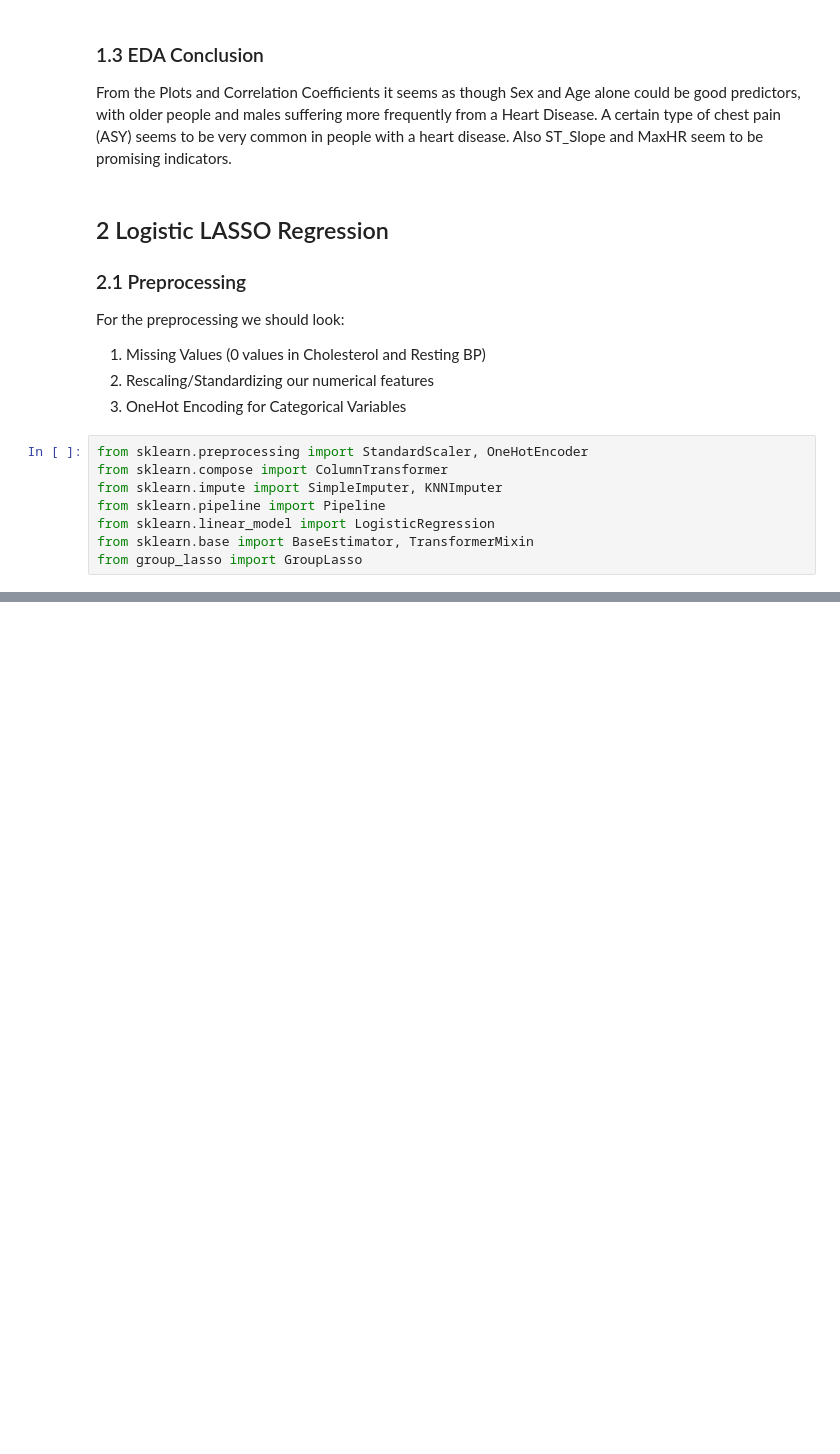
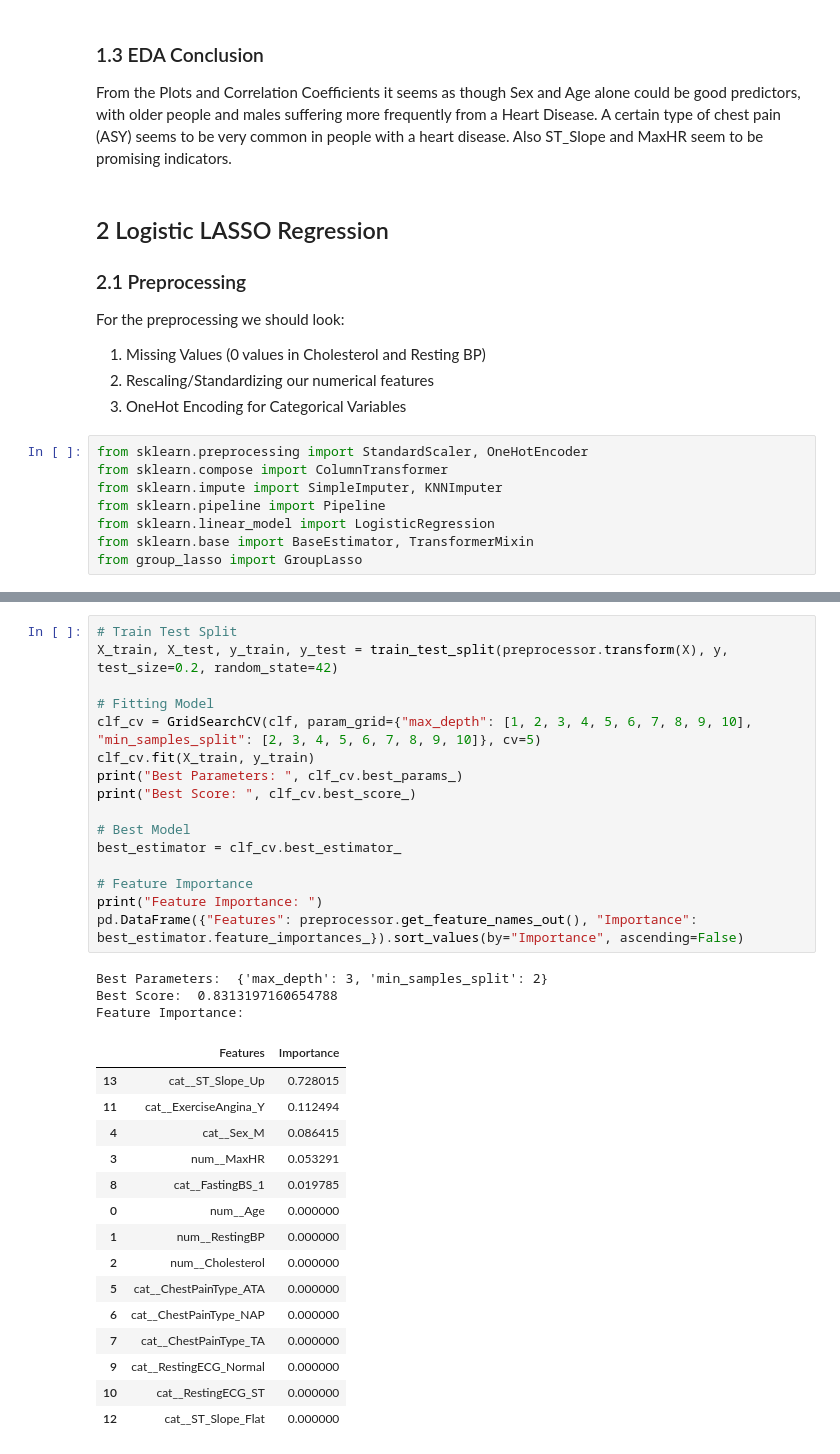
Before and after one commit to nmamie/ML4H_Project1, a Jupyter notebook: heart_failure/main.ipynb, the cells around one changed output, grey strips where cells are left out. Cells and saved outputs as stored; diff of their text form; blank space fills up the shorter version.

```diff
--- a/heart_failure/main.ipynb
+++ b/heart_failure/main.ipynb
@@ -297,0 +285,35 @@ array([ 0,  0,  0,  0,  0,  0,  0,  0,  0,  0,  0,  1,  1,  1,  1,  1,  1,
+# %%
+# Train Test Split
+X_train, X_test, y_train, y_test = train_test_split(preprocessor.transform(X), y, test_size=0.2, random_state=42)
+
+# Fitting Model
+clf_cv = GridSearchCV(clf, param_grid={"max_depth": [1, 2, 3, 4, 5, 6, 7, 8, 9, 10], "min_samples_split": [2, 3, 4, 5, 6, 7, 8, 9, 10]}, cv=5)
+clf_cv.fit(X_train, y_train)
+print("Best Parameters: ", clf_cv.best_params_)
+print("Best Score: ", clf_cv.best_score_)
+
+# Best Model
+best_estimator = clf_cv.best_estimator_
+
+# Feature Importance
+print("Feature Importance: ")
+pd.DataFrame({"Features": preprocessor.get_feature_names_out(), "Importance": best_estimator.feature_importances_}).sort_values(by="Importance", ascending=False)
+# %% [output]
+Best Parameters:  {'max_depth': 3, 'min_samples_split': 2}
+Best Score:  0.8313197160654788
+Feature Importance:
+|  | Features | Importance |
+| 13 | cat__ST_Slope_Up | 0.728015 |
+| 11 | cat__ExerciseAngina_Y | 0.112494 |
+| 4 | cat__Sex_M | 0.086415 |
+| 3 | num__MaxHR | 0.053291 |
+| 8 | cat__FastingBS_1 | 0.019785 |
+| 0 | num__Age | 0.000000 |
+| 1 | num__RestingBP | 0.000000 |
+| 2 | num__Cholesterol | 0.000000 |
+| 5 | cat__ChestPainType_ATA | 0.000000 |
+| 6 | cat__ChestPainType_NAP | 0.000000 |
+| 7 | cat__ChestPainType_TA | 0.000000 |
+| 9 | cat__RestingECG_Normal | 0.000000 |
+| 10 | cat__RestingECG_ST | 0.000000 |
+| 12 | cat__ST_Slope_Flat | 0.000000 |
```
Also changed, not shown: parts of 13 cells of this notebook.
